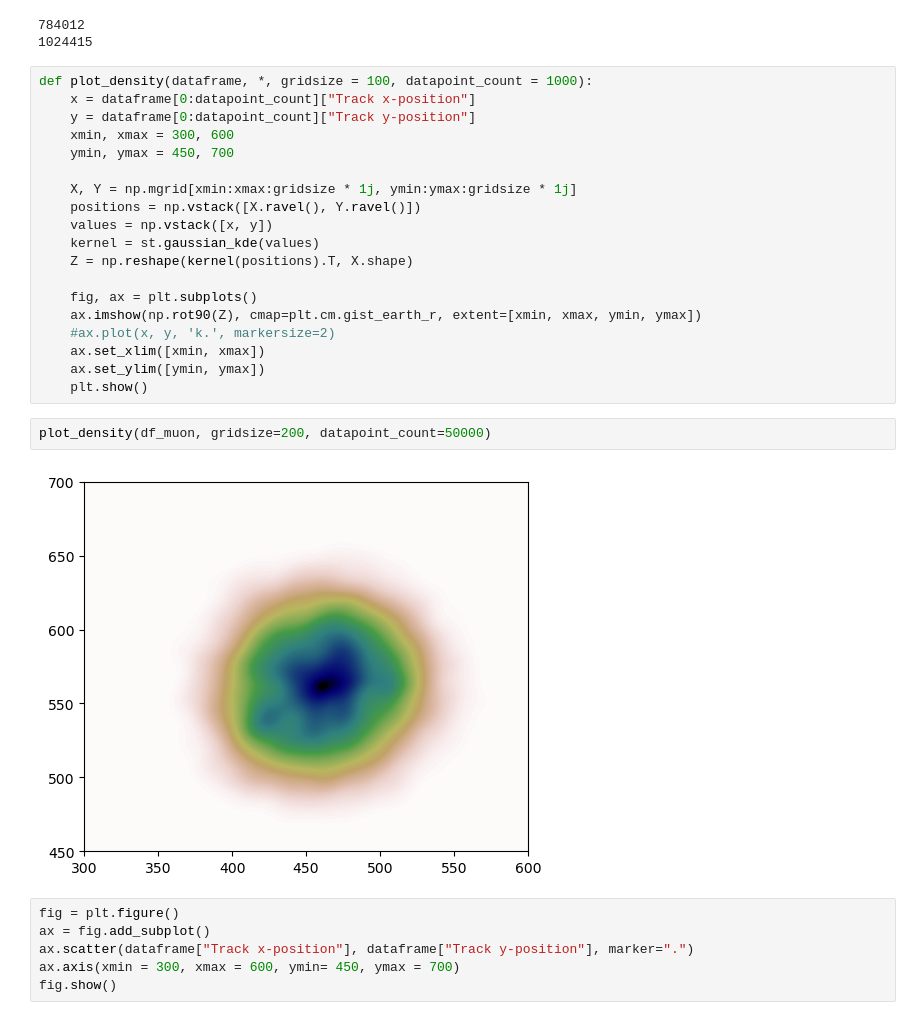
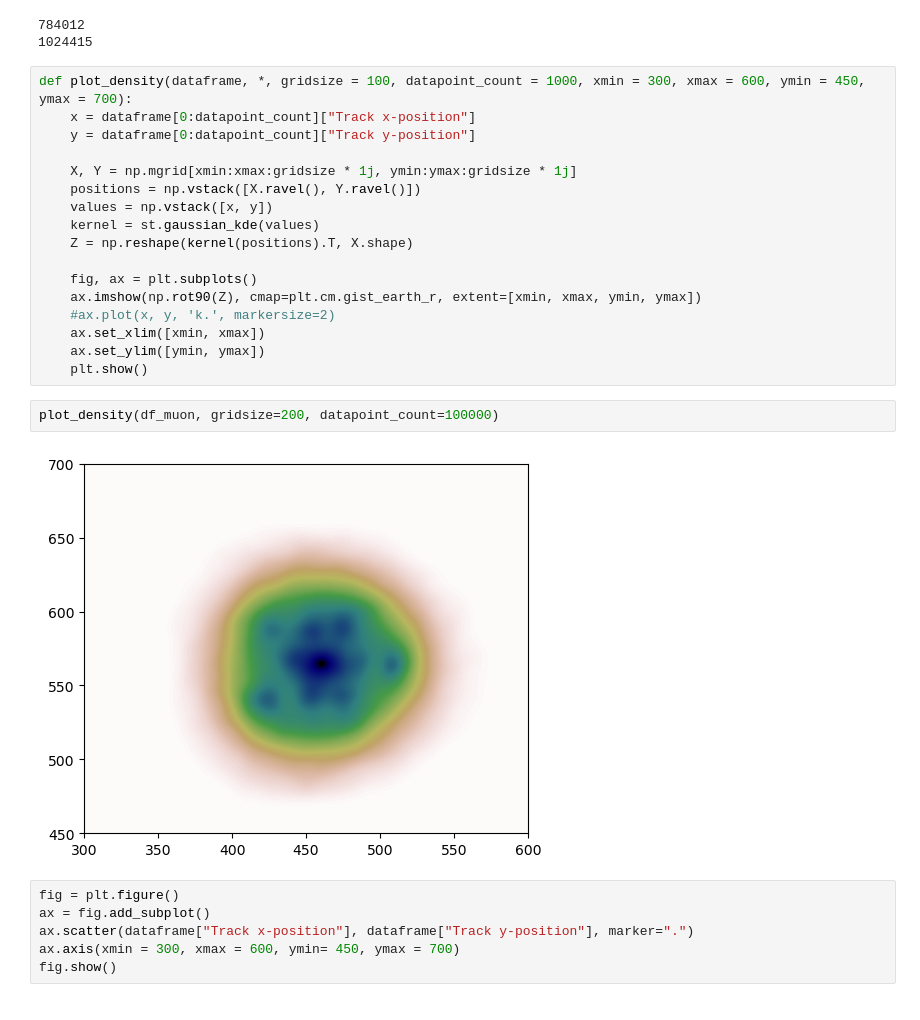
Before and after one commit to Novahot-Or-Not/pcqi-project, a Jupyter notebook: Sandbox.ipynb, the cells around one changed output. Cells and saved outputs as stored; diff of their text form.

Commit message:
Added xmin, xmax, ymin, ymax to plot_density's kwargs

```diff
--- a/Sandbox.ipynb
+++ b/Sandbox.ipynb
@@ -32,11 +32,9 @@ print(len(df_else))
 784012
 1024415
 # %%
-def plot_density(dataframe, *, gridsize = 100, datapoint_count = 1000):
+def plot_density(dataframe, *, gridsize = 100, datapoint_count = 1000, xmin = 300, xmax = 600, ymin = 450, ymax = 700):
     x = dataframe[0:datapoint_count]["Track x-position"]
     y = dataframe[0:datapoint_count]["Track y-position"]
-    xmin, xmax = 300, 600
-    ymin, ymax = 450, 700
 
     X, Y = np.mgrid[xmin:xmax:gridsize * 1j, ymin:ymax:gridsize * 1j]
     positions = np.vstack([X.ravel(), Y.ravel()])
@@ -51,9 +49,9 @@ def plot_density(dataframe, *, gridsize = 100, datapoint_count = 1000):
     ax.set_ylim([ymin, ymax])
     plt.show()
 # %%
-plot_density(df_muon, gridsize=200, datapoint_count=50000)
+plot_density(df_muon, gridsize=200, datapoint_count=100000)
 # %% [output]
-[figure, old version]
+[figure, new version]
 # %%
 fig = plt.figure()
 ax = fig.add_subplot()
```
Also changed, not shown: parts of 1 cell of this notebook.
